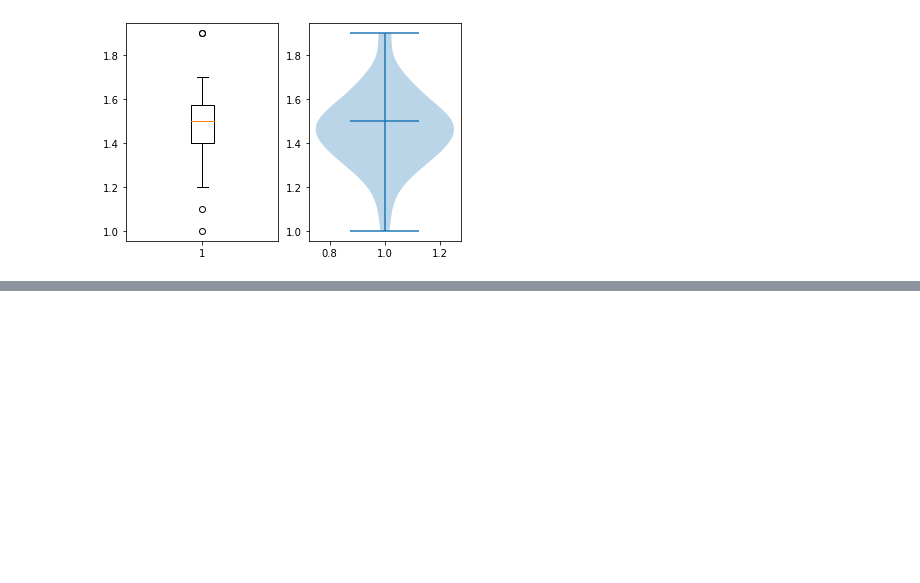
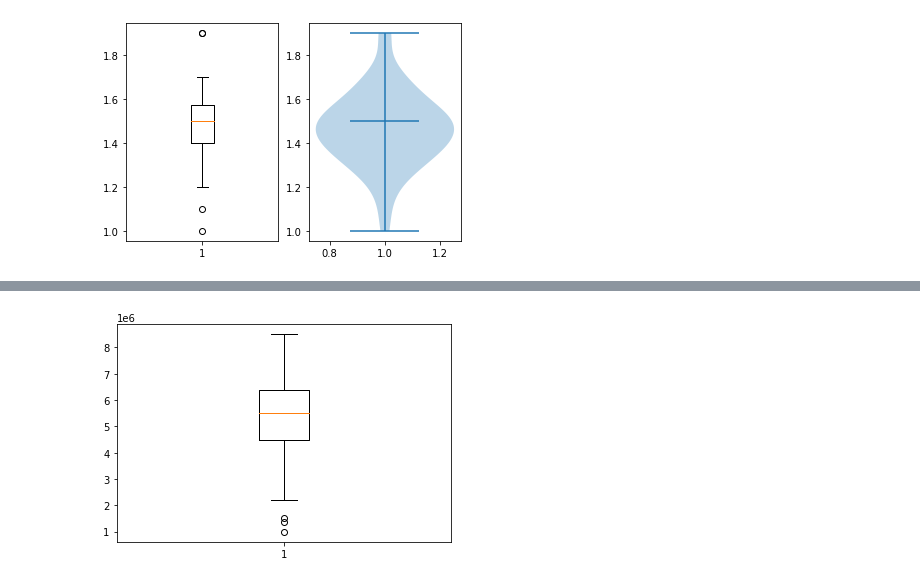
Before and after one commit to sucheerarighthere/BasicProg_DataViz65, a Jupyter notebook: DataViz02_Data_Distribution_.ipynb, the cells around one changed output, grey strips where cells are left out. Drawn from its saved outputs; the diff is of its cells as text; code cells hidden in the pictures; blank space fills up the shorter version.

```diff
--- a/DataViz02_Data_Distribution_.ipynb
+++ b/DataViz02_Data_Distribution_.ipynb
@@ -379,0 +573,2 @@ vi = plt.violinplot(df['PetalLength'][:50],showmedians=True)
+# %%
+kkdth = kk[(kk['propertytype_name_en_x']=='Detached House')] #บ้านเดี่ยวขอนแก่น
@@ -379,0 +597,4 @@ vi = plt.violinplot(df['PetalLength'][:50],showmedians=True)
+# %%
+dth1 = plt.boxplot(kkdth['price_min_x'][:50]);
+# %% [output]
+[figure, added]
```
Also changed, not shown: parts of 59 cells of this notebook.
